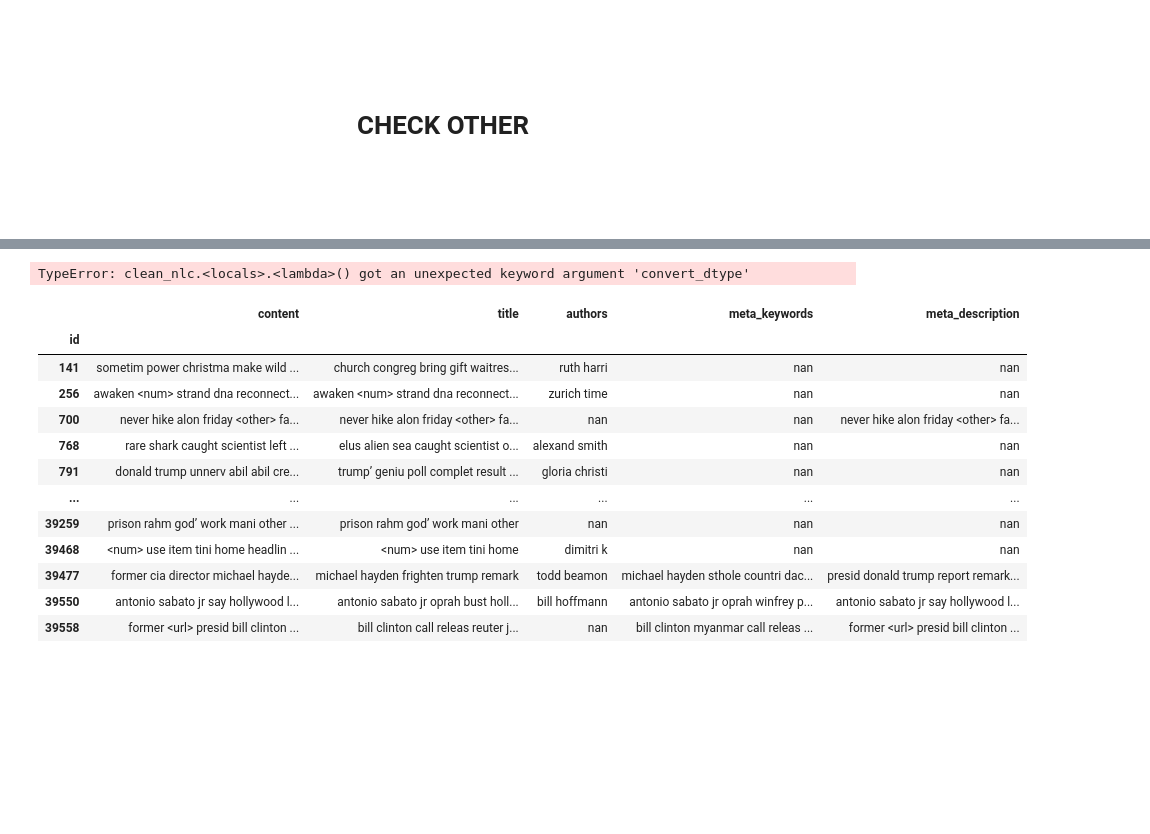
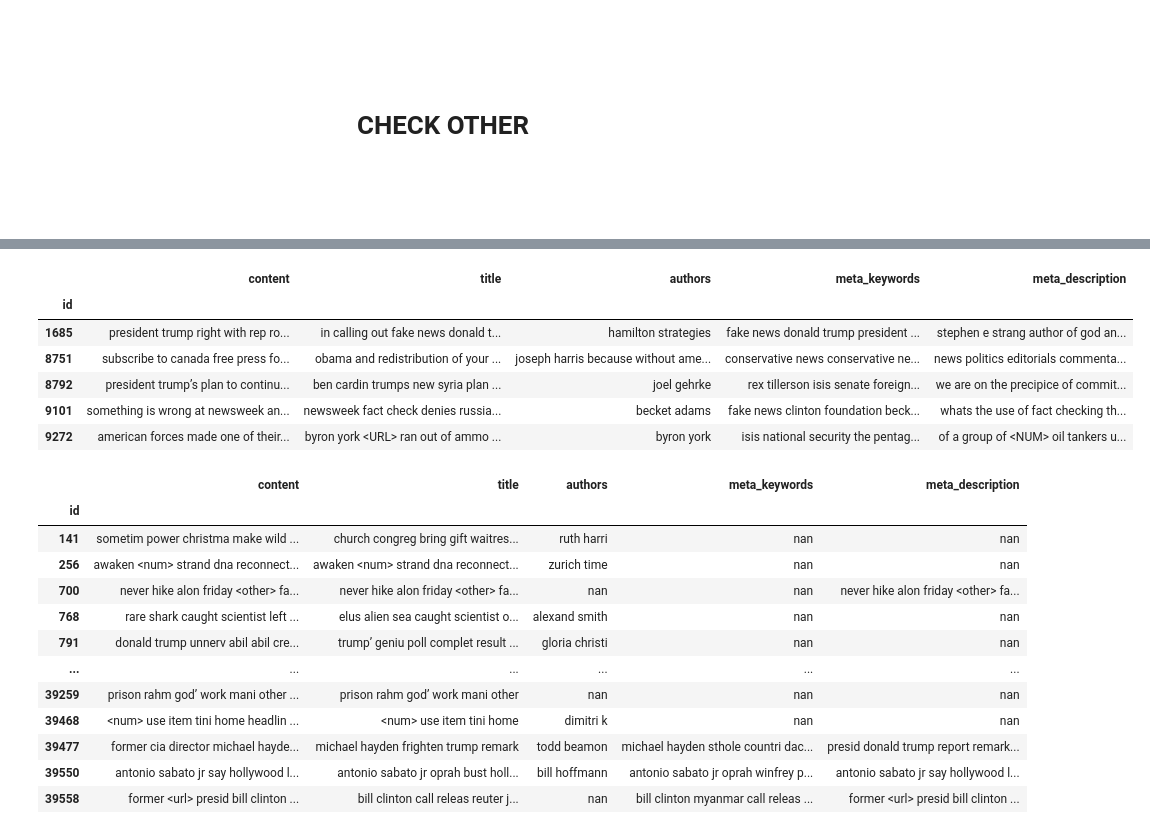
Before and after one commit to karlaugustnybo/Fake-News-Project, a Jupyter notebook: news/news_1.ipynb, the cells around one changed output, grey strips where cells are left out. Saved outputs shown, nothing was run; the diff lists cells and outputs as text; code cells hidden in the pictures; blank space fills up the shorter version.

```diff
--- a/news/news_1.ipynb
+++ b/news/news_1.ipynb
@@ -144,21 +144,27 @@ Name: count, Length: 599, dtype: int64
 # %%
 natural_language_cols = ["content", "title", "authors", "meta_keywords", "meta_description"]
 
 # Given a DataFrame and potentially a list of natural language columns (nlc),
 # Returns new DataFrame with nlc cleaned.
 # If no nlc list are given, assume default nlc from "natural_language_cols".
-def clean_nlc(df: pd.DataFrame, nlc: list[str] = natural_language_cols):
+def clean(df: pd.DataFrame, nlc: list[str] = natural_language_cols):
     df_new = df.copy()
     for col in nlc:
         df_new[col] = df_new[col].swifter.progress_bar(False).apply(lambda x: clean_text(x))
 
     return df_new
 
-df = clean_nlc(df)
+df = clean(df)
 
 df[df["meta_keywords"] != "nan"][natural_language_cols].head()
 # %% [output]
-TypeError: clean_nlc.<locals>.<lambda>() got an unexpected keyword argument 'convert_dtype'
+|  | content | title | authors | meta_keywords | meta_description |
+| id |  |  |  |  |  |
+| 1685 | president trump right with rep ro... | in calling out fake news donald t... | hamilton strategies | fake news donald trump president ... | stephen e strang author of god an... |
+| 8751 | subscribe to canada free press fo... | obama and redistribution of your ... | joseph harris because without ame... | conservative news conservative ne... | news politics editorials commenta... |
+| 8792 | president trump’s plan to continu... | ben cardin trumps new syria plan ... | joel gehrke | rex tillerson isis senate foreign... | we are on the precipice of commit... |
+| 9101 | something is wrong at newsweek an... | newsweek fact check denies russia... | becket adams | fake news clinton foundation beck... | whats the use of fact checking th... |
+| 9272 | american forces made one of their... | byron york <URL> ran out of ammo ... | byron york | isis national security the pentag... | of a group of <NUM> oil tankers u... |
 # %%
 # Remove stopwords
 from nltk.corpus import stopwords
```
Also changed, not shown: parts of 3 cells of this notebook.
